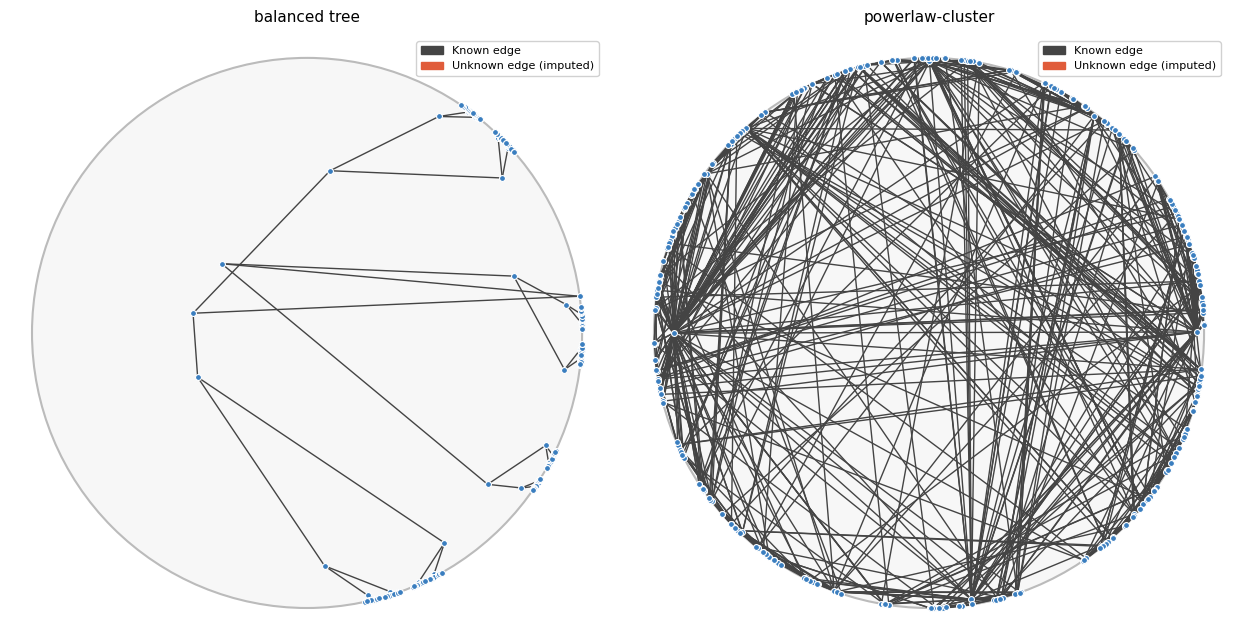
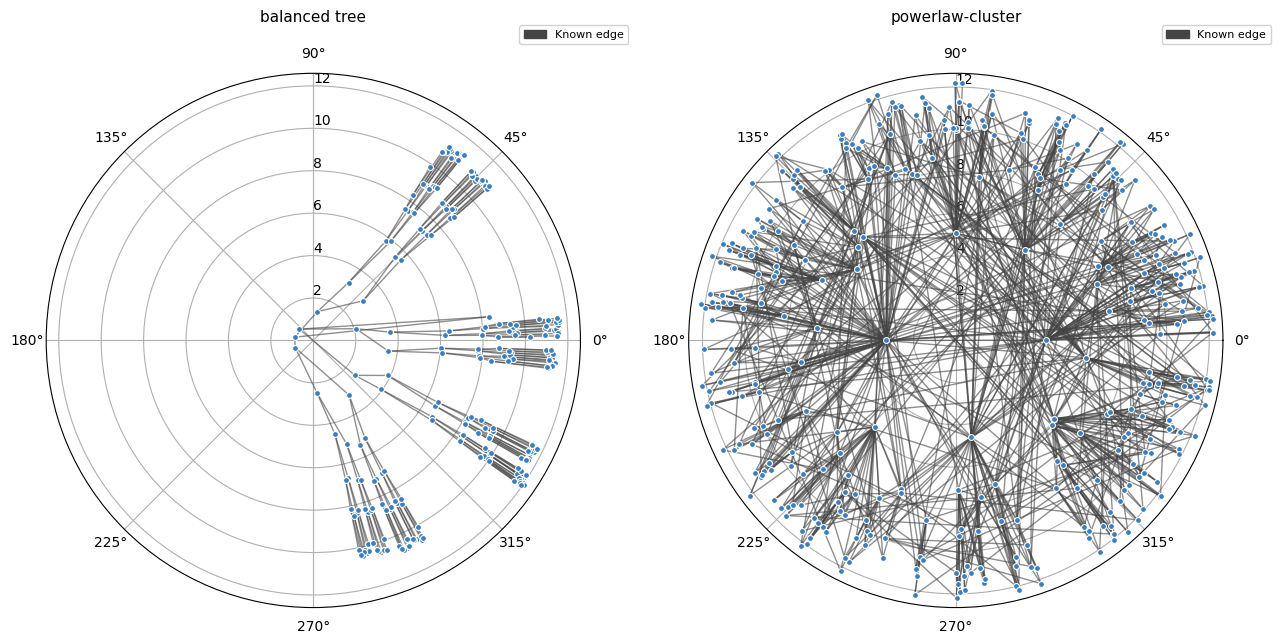
The notebook cell's code change between the first figure and the second:
--- before
+++ after
@@ -1,9 +1,9 @@
 def plot_embedding(G, emb, title, ax):
     # HyperMap rows follow nodes_sorted; `nodes=` lets the plotter align them.
-    plot_poincare_graph(G, emb.embeddings(), nodes=emb.nodes_sorted,
-                        show_node_labels=False, node_size=18, ax=ax,
-                        title=title)
+    plot_polar(G, emb.embeddings(), nodes=emb.nodes_sorted,
+               show_node_labels=False, node_size=18, ax=ax, title=title)
 
-fig, axes = plt.subplots(1, 2, figsize=(13, 6.5))
+fig, axes = plt.subplots(1, 2, figsize=(13, 6.5),
+                         subplot_kw={"projection": "polar"})
 plot_embedding(tree, emb_tree, "balanced tree", axes[0])
 plot_embedding(plc, emb_plc, "powerlaw-cluster", axes[1])

Commit: minor modif to hypermap tutorial